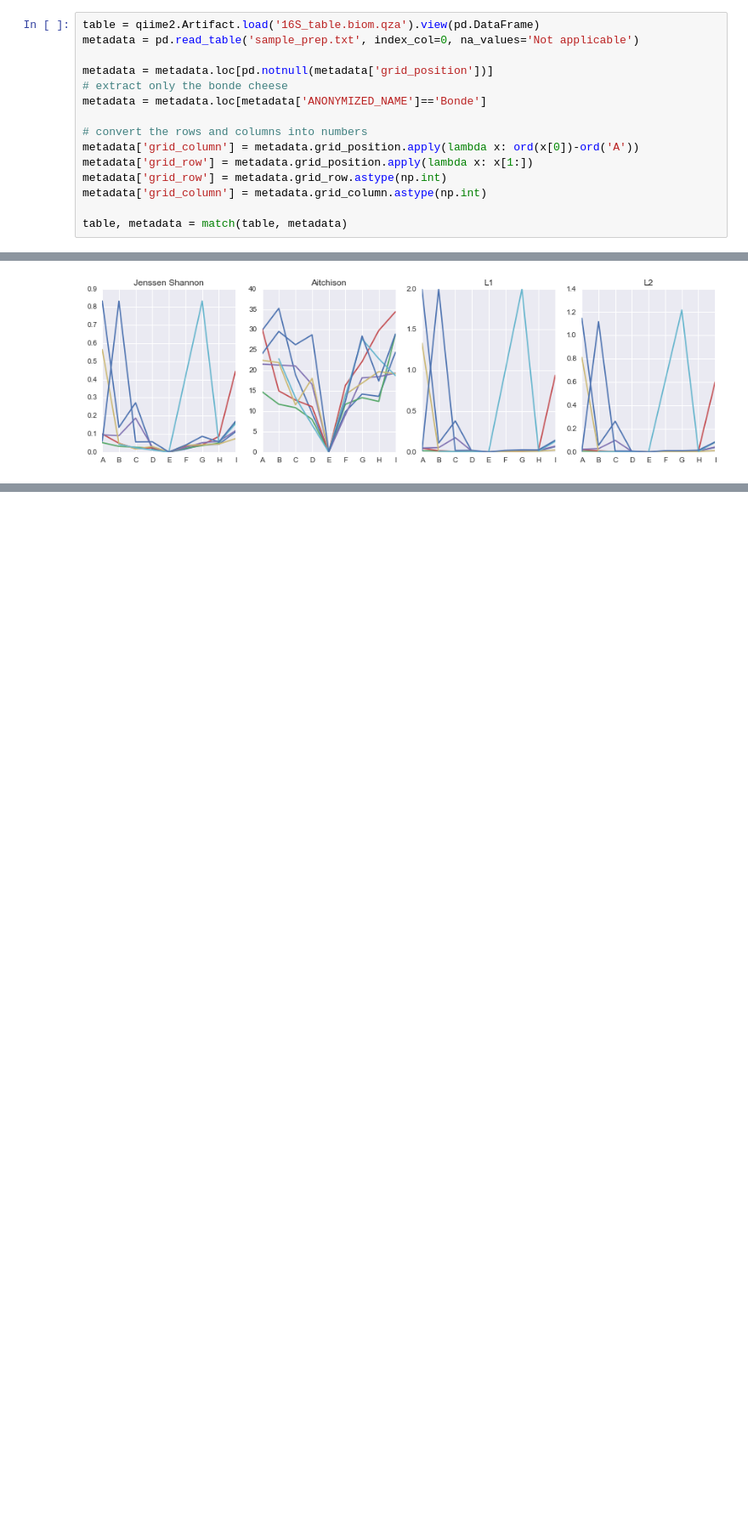
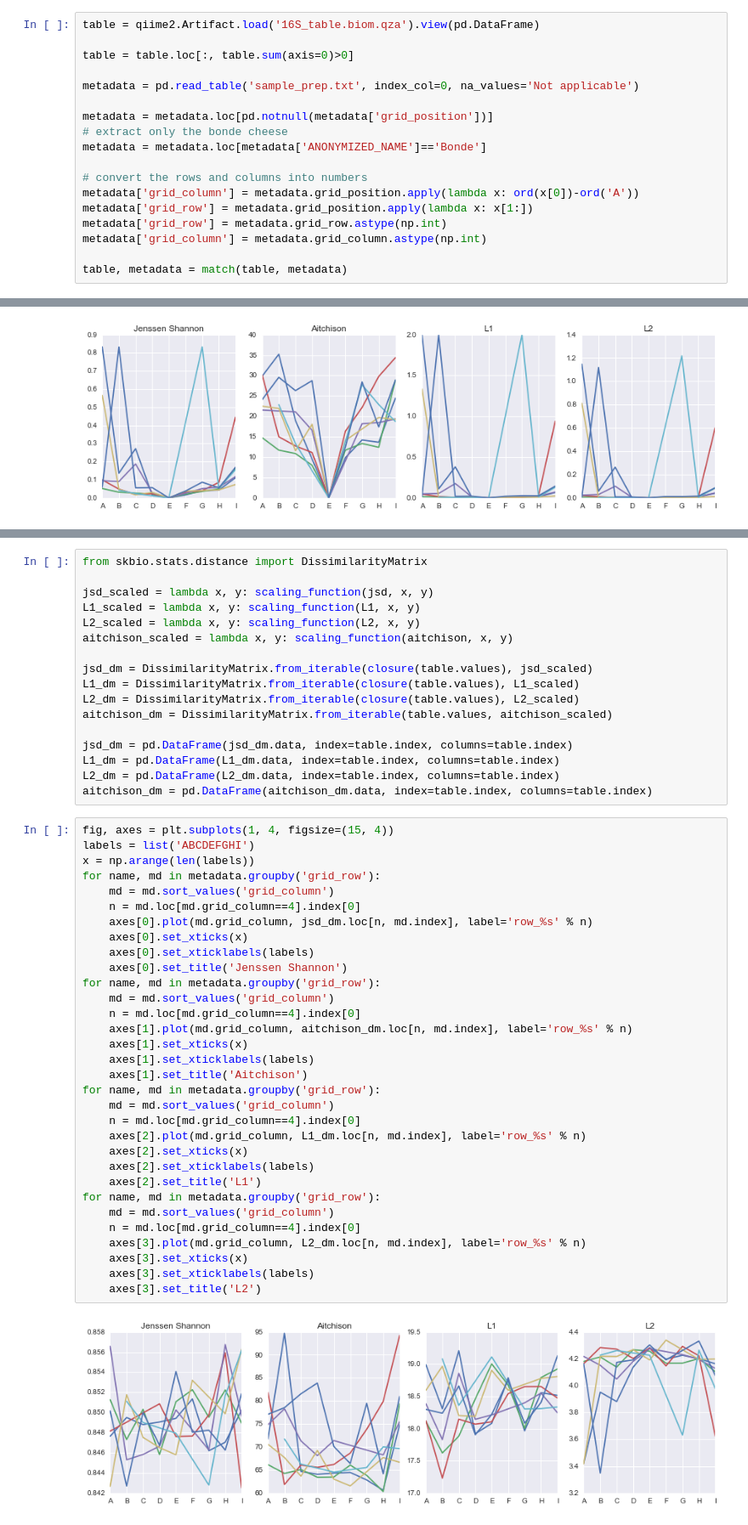
Before and after one commit to afcarl/harsh-storm, a Jupyter notebook: harsh-storm/cheeses/distance-benchmarks.ipynb, the cells around one changed output, grey strips where cells are left out. Shown at 85% size. Drawn from its saved outputs; the diff is of its cells as text; blank space fills up the shorter version.

```diff
--- a/harsh-storm/cheeses/distance-benchmarks.ipynb
+++ b/harsh-storm/cheeses/distance-benchmarks.ipynb
@@ -14,6 +14,9 @@ from skbio.stats.composition import closure
 The OTU tables that we will be analyzing are in a qiime2 archive format, so we'll want to extract those contents.
 # %%
 table = qiime2.Artifact.load('16S_table.biom.qza').view(pd.DataFrame)
+
+table = table.loc[:, table.sum(axis=0)>0]
+
 metadata = pd.read_table('sample_prep.txt', index_col=0, na_values='Not applicable')
 
 metadata = metadata.loc[pd.notnull(metadata['grid_position'])]
@@ -189,0 +206,51 @@ Why this is important in this particular scenario will likely require some furth
+# %%
+from skbio.stats.distance import DissimilarityMatrix
+
+jsd_scaled = lambda x, y: scaling_function(jsd, x, y)
+L1_scaled = lambda x, y: scaling_function(L1, x, y)
+L2_scaled = lambda x, y: scaling_function(L2, x, y)
+aitchison_scaled = lambda x, y: scaling_function(aitchison, x, y)
+
+jsd_dm = DissimilarityMatrix.from_iterable(closure(table.values), jsd_scaled)
+L1_dm = DissimilarityMatrix.from_iterable(closure(table.values), L1_scaled)
+L2_dm = DissimilarityMatrix.from_iterable(closure(table.values), L2_scaled)
+aitchison_dm = DissimilarityMatrix.from_iterable(table.values, aitchison_scaled)
+
+jsd_dm = pd.DataFrame(jsd_dm.data, index=table.index, columns=table.index)
+L1_dm = pd.DataFrame(L1_dm.data, index=table.index, columns=table.index)
+L2_dm = pd.DataFrame(L2_dm.data, index=table.index, columns=table.index)
+aitchison_dm = pd.DataFrame(aitchison_dm.data, index=table.index, columns=table.index)
+# %%
+fig, axes = plt.subplots(1, 4, figsize=(15, 4))
+labels = list('ABCDEFGHI')
+x = np.arange(len(labels))
+for name, md in metadata.groupby('grid_row'):
+    md = md.sort_values('grid_column')
+    n = md.loc[md.grid_column==4].index[0]
+    axes[0].plot(md.grid_column, jsd_dm.loc[n, md.index], label='row_%s' % n)
+    axes[0].set_xticks(x)
+    axes[0].set_xticklabels(labels)
+    axes[0].set_title('Jenssen Shannon')
+for name, md in metadata.groupby('grid_row'):
+    md = md.sort_values('grid_column')
+    n = md.loc[md.grid_column==4].index[0]
+    axes[1].plot(md.grid_column, aitchison_dm.loc[n, md.index], label='row_%s' % n)
+    axes[1].set_xticks(x)
+    axes[1].set_xticklabels(labels)
+    axes[1].set_title('Aitchison')
+for name, md in metadata.groupby('grid_row'):
+    md = md.sort_values('grid_column')
+    n = md.loc[md.grid_column==4].index[0]
+    axes[2].plot(md.grid_column, L1_dm.loc[n, md.index], label='row_%s' % n)
+    axes[2].set_xticks(x)
+    axes[2].set_xticklabels(labels)
+    axes[2].set_title('L1')
+for name, md in metadata.groupby('grid_row'):
+    md = md.sort_values('grid_column')
+    n = md.loc[md.grid_column==4].index[0]
+    axes[3].plot(md.grid_column, L2_dm.loc[n, md.index], label='row_%s' % n)
+    axes[3].set_xticks(x)
+    axes[3].set_xticklabels(labels)
+    axes[3].set_title('L2')
+# %% [output]
+[figure, added]
```
Also changed, not shown: parts of 3 cells of this notebook.
